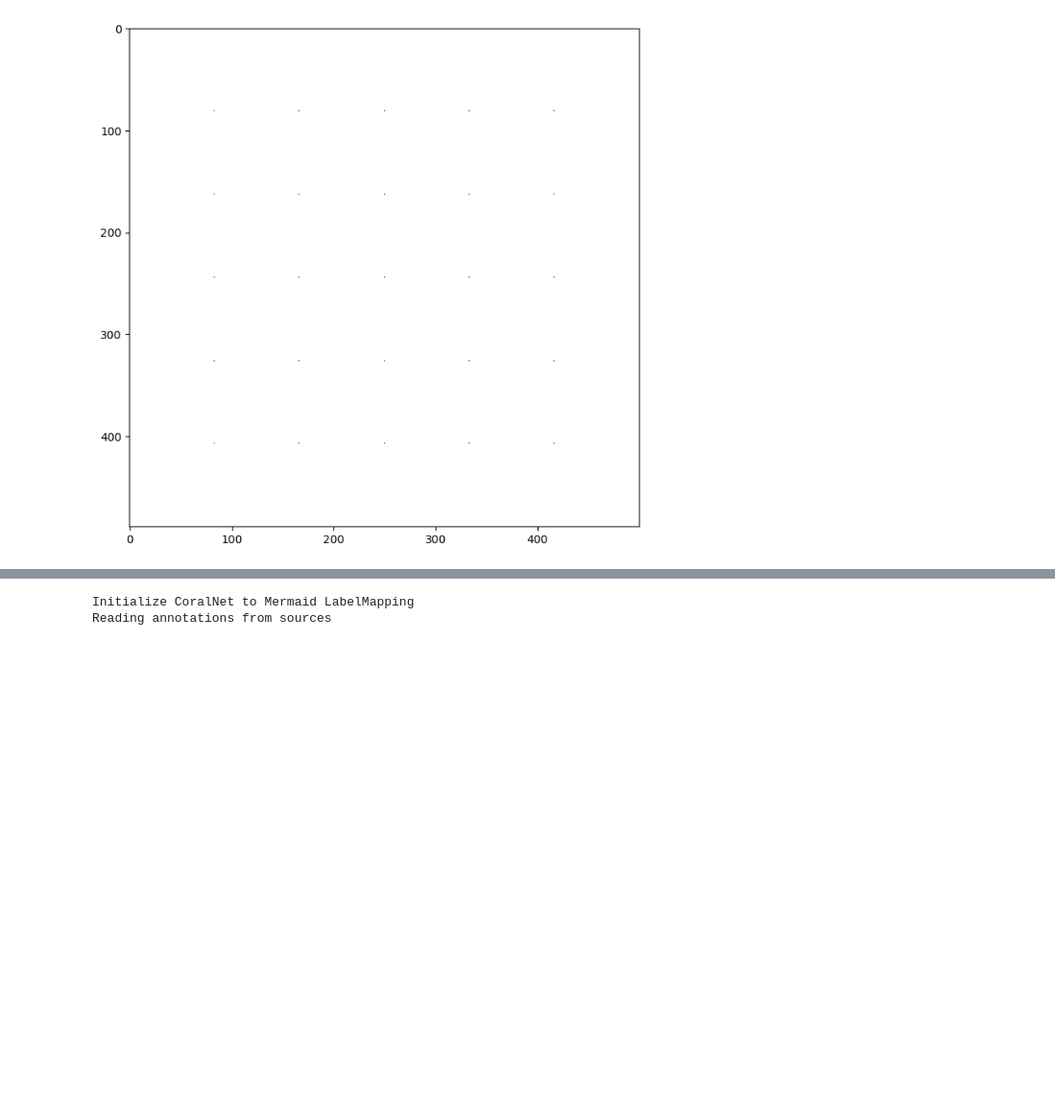
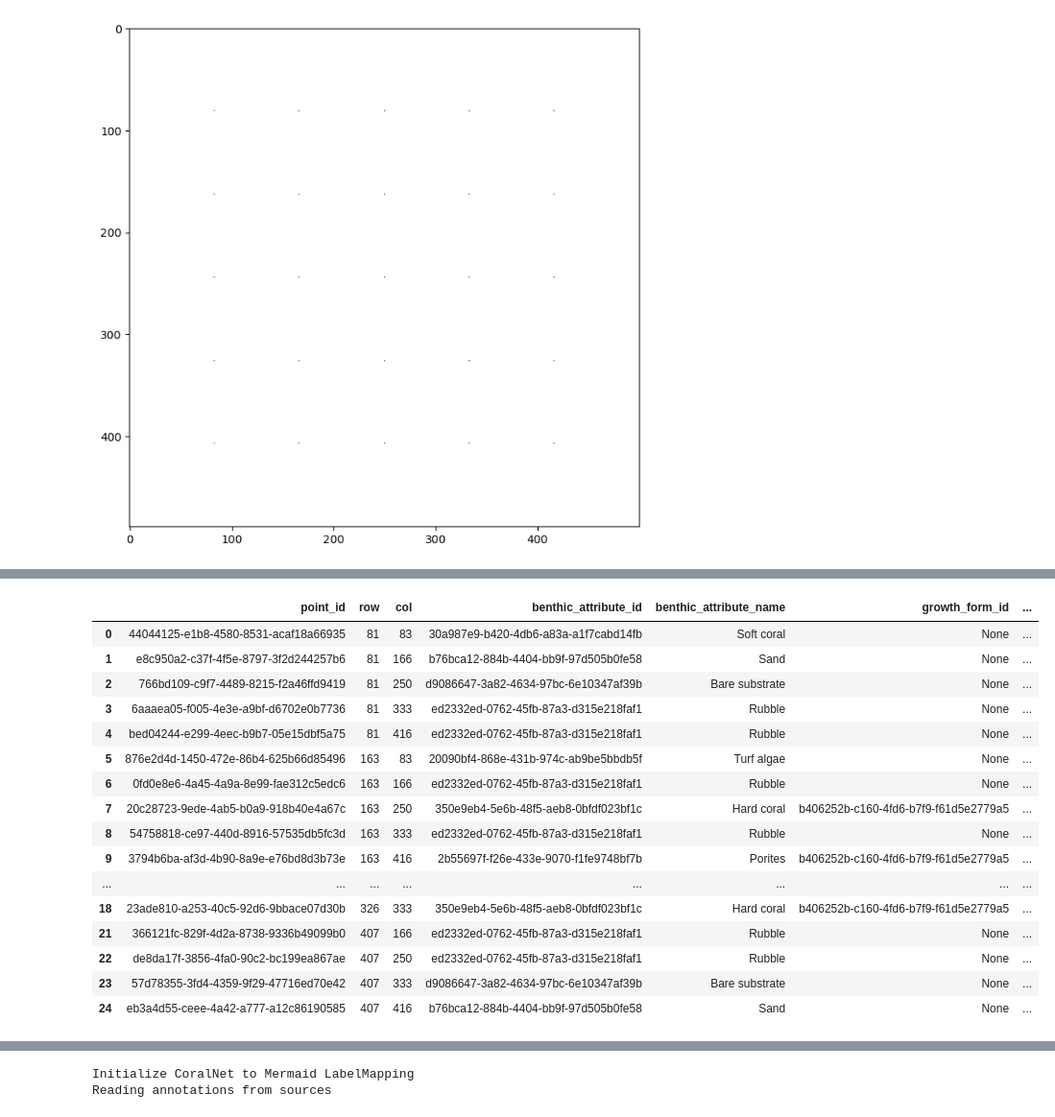
Before and after one commit to data-mermaid/mermaid-segmentation, a Jupyter notebook: nbs/Dataset_Exploration.ipynb, the cells around one changed output, grey strips where cells are left out. Shown at 96% size. Saved outputs shown, nothing was run; the diff lists cells and outputs as text; code cells hidden in the pictures; blank space fills up the shorter version.

```diff
--- a/nbs/Dataset_Exploration.ipynb
+++ b/nbs/Dataset_Exploration.ipynb
@@ -91,0 +606,20 @@ len(data_loader)
+# %%
+annotations
+# %% [output]
+|  | point_id | row | col | benthic_attribute_id | benthic_attribute_name | growth_form_id | ... |
+| 0 | 44044125-e1b8-4580-8531-acaf18a66935 | 81 | 83 | 30a987e9-b420-4db6-a83a-a1f7cabd14fb | Soft coral | None | ... |
+| 1 | e8c950a2-c37f-4f5e-8797-3f2d244257b6 | 81 | 166 | b76bca12-884b-4404-bb9f-97d505b0fe58 | Sand | None | ... |
+| 2 | 766bd109-c9f7-4489-8215-f2a46ffd9419 | 81 | 250 | d9086647-3a82-4634-97bc-6e10347af39b | Bare substrate | None | ... |
+| 3 | 6aaaea05-f005-4e3e-a9bf-d6702e0b7736 | 81 | 333 | ed2332ed-0762-45fb-87a3-d315e218faf1 | Rubble | None | ... |
+| 4 | bed04244-e299-4eec-b9b7-05e15dbf5a75 | 81 | 416 | ed2332ed-0762-45fb-87a3-d315e218faf1 | Rubble | None | ... |
+| 5 | 876e2d4d-1450-472e-86b4-625b66d85496 | 163 | 83 | 20090bf4-868e-431b-974c-ab9be5bbdb5f | Turf algae | None | ... |
+| 6 | 0fd0e8e6-4a45-4a9a-8e99-fae312c5edc6 | 163 | 166 | ed2332ed-0762-45fb-87a3-d315e218faf1 | Rubble | None | ... |
+| 7 | 20c28723-9ede-4ab5-b0a9-918b40e4a67c | 163 | 250 | 350e9eb4-5e6b-48f5-aeb8-0bfdf023bf1c | Hard coral | b406252b-c160-4fd6-b7f9-f61d5e2779a5 | ... |
+| 8 | 54758818-ce97-440d-8916-57535db5fc3d | 163 | 333 | ed2332ed-0762-45fb-87a3-d315e218faf1 | Rubble | None | ... |
+| 9 | 3794b6ba-af3d-4b90-8a9e-e76bd8d3b73e | 163 | 416 | 2b55697f-f26e-433e-9070-f1fe9748bf7b | Porites | b406252b-c160-4fd6-b7f9-f61d5e2779a5 | ... |
+| ... | ... | ... | ... | ... | ... | ... | ... |
+| 18 | 23ade810-a253-40c5-92d6-9bbace07d30b | 326 | 333 | 350e9eb4-5e6b-48f5-aeb8-0bfdf023bf1c | Hard coral | b406252b-c160-4fd6-b7f9-f61d5e2779a5 | ... |
+| 21 | 366121fc-829f-4d2a-8738-9336b49099b0 | 407 | 166 | ed2332ed-0762-45fb-87a3-d315e218faf1 | Rubble | None | ... |
+| 22 | de8da17f-3856-4fa0-90c2-bc199ea867ae | 407 | 250 | ed2332ed-0762-45fb-87a3-d315e218faf1 | Rubble | None | ... |
+| 23 | 57d78355-3fd4-4359-9f29-47716ed70e42 | 407 | 333 | d9086647-3a82-4634-97bc-6e10347af39b | Bare substrate | None | ... |
+| 24 | eb3a4d55-ceee-4a42-a777-a12c86190585 | 407 | 416 | b76bca12-884b-4404-bb9f-97d505b0fe58 | Sand | None | ... |
```
Also changed, not shown: parts of 39 cells of this notebook.
